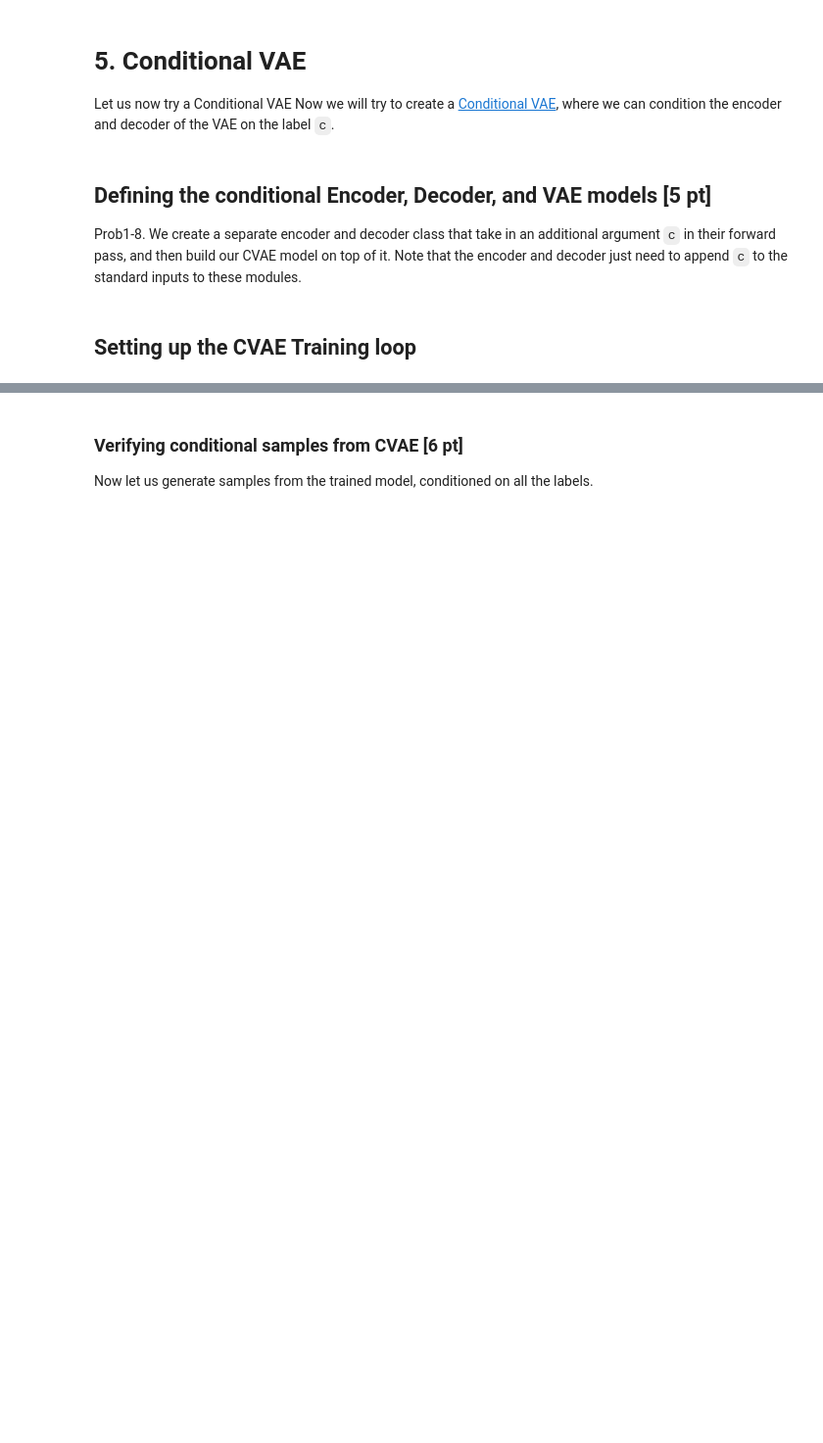
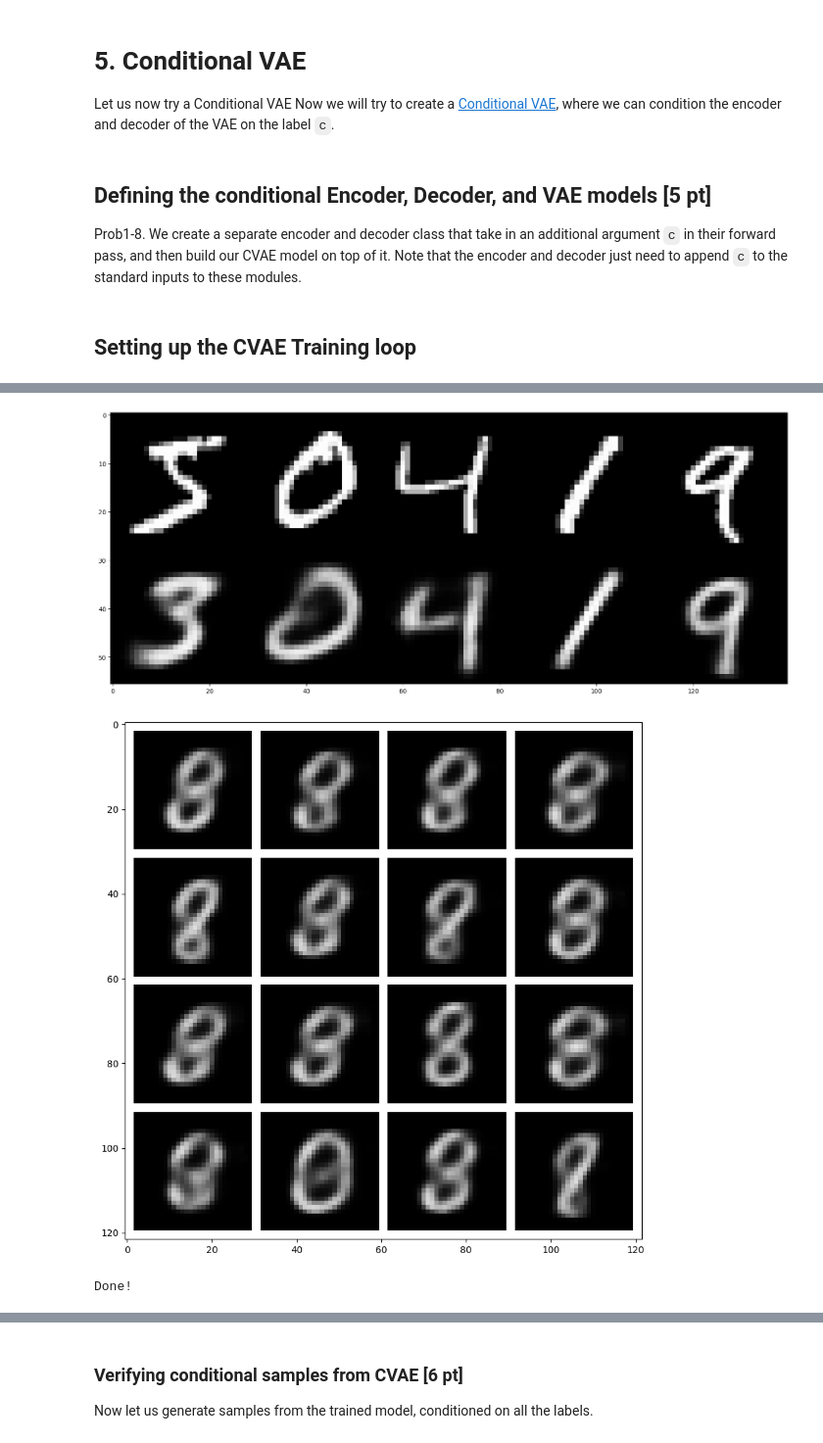
Before and after one commit to snehabandi/Deep-Learning-and-its-Applications, a Jupyter notebook: assignment2/Problem1_VAE_v0.ipynb, the cells around one changed output, grey strips where cells are left out. Shown at 98% size. Saved outputs shown, nothing was run; the diff lists cells and outputs as text; code cells hidden in the pictures; blank space fills up the shorter version.

```diff
--- a/assignment2/Problem1_VAE_v0.ipynb
+++ b/assignment2/Problem1_VAE_v0.ipynb
@@ -1017,7 +991,7 @@ class CVAEEncoder(nn.Module):
     ################################################################################
     hidden_dim1 = 256
     hidden_dim2 = 64
-    self.encoder = nn.Sequential(
+    self.net = nn.Sequential(
           nn.Linear(self.input_size, hidden_dim1),
           nn.ReLU(),
           nn.Linear(hidden_dim1, hidden_dim2),
@@ -1032,10 +1006,10 @@ class CVAEEncoder(nn.Module):
     # If using conditional VAE, concatenate x and a onehot version of c to create  #
     # the full input. Use function idx2onehot above.                               #
     ################################################################################
-    x_flat = torch.flatten(x, start_dim=1, end_dim=-1)
-    c_onehot = idx2onehot(idx, n)
-    x_cond = torch.cat((x_flat, c_onehot), dim=1)
-    x = x_cond if c else x
+    c_onehot = idx2onehot(c, self.num_labels) #One hot of classes
+    x_flat = torch.flatten(x, start_dim=1, end_dim=-1)  #Flattened image : (N, H*W)
+    x_cond = torch.cat((x_flat, c_onehot), dim=1) #concatenated image + classes : (N, H*W+C)
+    x = x_cond if self.conditional else x
     ################################################################################
     return self.net(x)
 
@@ -1059,7 +1033,7 @@ class CVAEDecoder(nn.Module):
     ################################################################################
     hidden_dim1 = 256
     hidden_dim2 = 64
-    self.decoder = nn.Sequential(
+    self.net = nn.Sequential(
           nn.Linear(nz, hidden_dim2),
           nn.ReLU(),
           nn.Linear(hidden_dim2, hidden_dim1),
@@ -1074,8 +1048,9 @@ class CVAEDecoder(nn.Module):
     # If using conditional VAE, concatenate z and a onehot version of c to create  #
     # the full embedding. Use function idx2onehot above.                           #
     ################################################################################
-    z_cond = torch.cat([z, c], dim=1)
-    z = z_cond if c else z
+    c_onehot = idx2onehot(c, self.num_labels)
+    z_cond = torch.cat([z, c_onehot], dim=1)
+    z = z_cond if self.conditional else z
     ################################ END TODO #######################################
 
     return self.net(z).reshape(-1, 1, self.output_size)
@@ -1119,7 +1094,7 @@ class CVAE(nn.Module):
         # HINT: Make sure to compute the KL divergence in the correct order since it is    #
         #       not symmetric!!  ie. KL(p, q) != KL(q, p)                                  #
         ####################################################################################
-        (mu_q, sigma_q) , reconstruction = outputs['q'], outputs['rec']
+        (mu_q, sigma_q) , reconstruction = torch.chunk(outputs['q'],2,dim=1), outputs['rec']
         mu_p, sigma_p = torch.zeros(mu_q.shape), torch.ones(sigma_q.shape)
 
         rec_loss = nn.functional.binary_cross_entropy(reconstruction, x)
@@ -1155,7 +1130,7 @@ nz = 32
 # initial experiments leave beta = 0 in order to verify our implementation.        #
 ####################################################################################
 epochs = 5 # works with fewer epochs than AE, VAE. we only test conditional samples.
-beta = 0
+beta = 0.5
 #################################### END TODO ######################################
 
 # build CVAE model
@@ -1169,7 +1144,7 @@ cvae_model = cvae_model.train()   # set model in train mode (eg batchnorm params
 # the given learning rate and otherwise default parameters.                        #
 ####################################################################################
 # same as AE
-optimizer = torch.optim.Adam(vae_model.parameters(), lr=learning_rate)
+optimizer = torch.optim.Adam(cvae_model.parameters(), lr=learning_rate)
 #################################### END TODO ######################################
 
 train_it = 0
@@ -1190,21 +1165,15 @@ for ep in range(epochs):
   #       the breakdown of reconstruction and KL loss.                               #
   ####################################################################################
   batch_size,nworkers = 64,2
+  mnist_data_loader = torch.utils.data.DataLoader(mnist_train,batch_size=batch_size,shuffle=True,num_workers=nworkers,drop_last=True)
 
-  mnist_data_loader = torch.utils.data.DataLoader(mnist_train,
-                                                  batch_size=batch_size,
-                                                  shuffle=True,
-                                                  num_workers=nworkers,
-                                                  drop_last=True)
-  losses = {}
-  total_loss = 0
   for train_it, rec_batch in enumerate(mnist_data_loader):
-    data, labels = rec_batch
-    x = data.reshape([batch_size,-1])
+    x, labels = rec_batch
+    x = x.reshape([batch_size,1,-1])
     optimizer.zero_grad()
 
-    outputs = vae_model.forward(x)
-    total_loss, losses = vae_model.loss(x,outputs)
+    outputs = cvae_model.forward(x, labels)
+    total_loss, losses = cvae_model.loss(x,outputs)
 
     total_loss.backward()
 
@@ -1215,6 +1184,10 @@ for ep in range(epochs):
       print("It {}: Total Loss: {}, \t Rec Loss: {},\t KL Loss: {}"\
             .format(train_it, total_loss, losses['rec_loss'], losses['kl_loss']))
     train_it += 1
+
+# visualize VAE reconstructions and samples from the generative model
+vis_reconstruction(vae_model, randomize=False)
+vis_samples(vae_model)
   #################################### END TODO ####################################
 
 print("Done!")
@@ -1231,3 +1204,4 @@ ax2 = plt.subplot(122)
 ax2.plot(kl_loss_plotdata)
 ax2.title.set_text("KL Loss")
 plt.show()
+# %% [output]
@@ -1233,0 +1225,3 @@ plt.show()
+[figure, added]
+[figure, added]
+Done!
```
Also changed, not shown: parts of 11 cells of this notebook, 8 other files.
